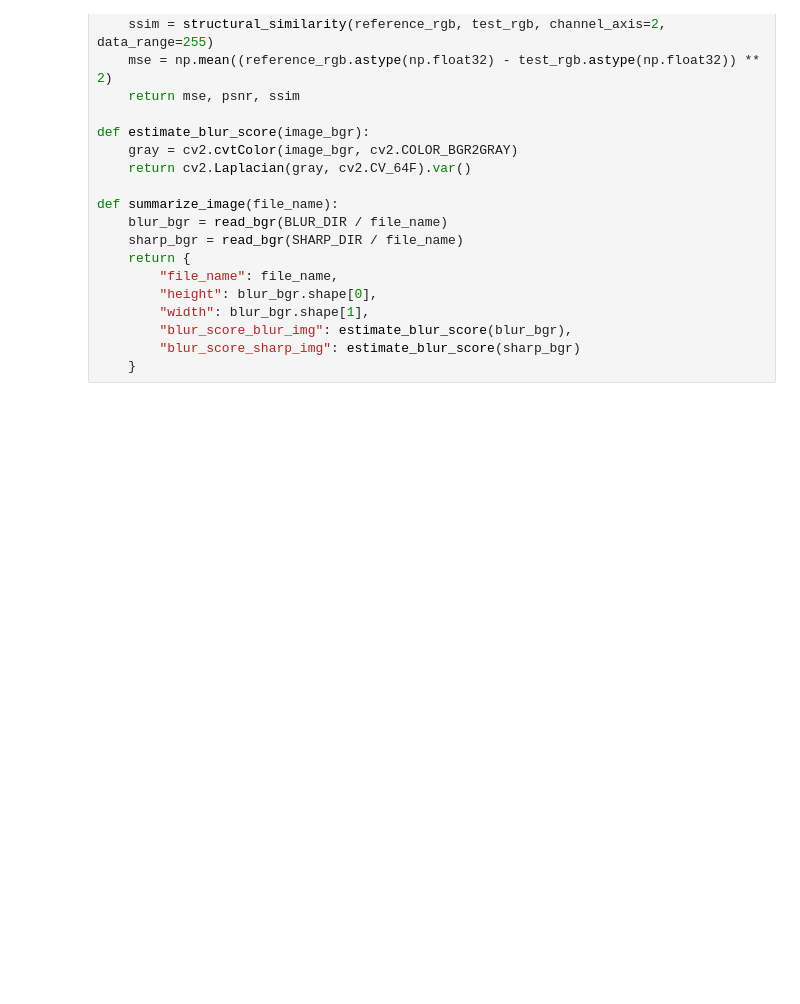
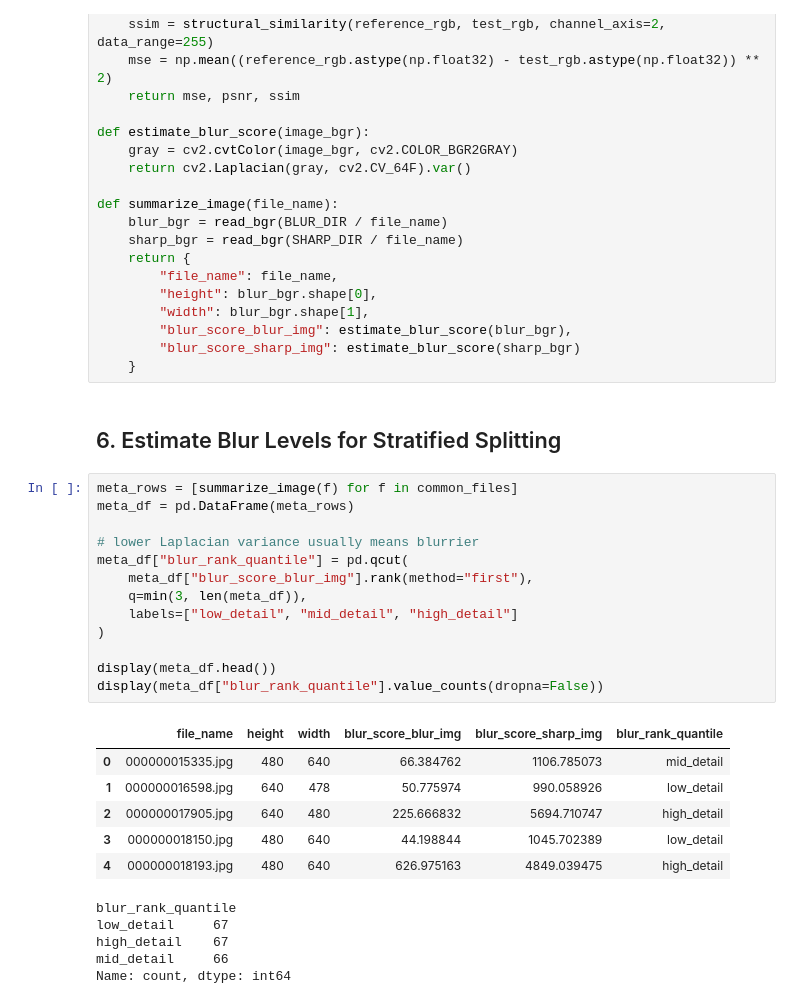
Before and after one commit to XinSkyrim/CV, a Jupyter notebook: CV_assgnment1.ipynb, the cells around one changed output. Saved outputs shown, nothing was run; the diff lists cells and outputs as text; blank space fills up the shorter version.

```diff
--- a/CV_assgnment1.ipynb
+++ b/CV_assgnment1.ipynb
@@ -194,3 +194,30 @@ def summarize_image(file_name):
         "blur_score_blur_img": estimate_blur_score(blur_bgr),
         "blur_score_sharp_img": estimate_blur_score(sharp_bgr)
     }
+# %% [markdown]
+## 6. Estimate Blur Levels for Stratified Splitting
+# %%
+meta_rows = [summarize_image(f) for f in common_files]
+meta_df = pd.DataFrame(meta_rows)
+
+# lower Laplacian variance usually means blurrier
+meta_df["blur_rank_quantile"] = pd.qcut(
+    meta_df["blur_score_blur_img"].rank(method="first"),
+    q=min(3, len(meta_df)),
+    labels=["low_detail", "mid_detail", "high_detail"]
+)
+
+display(meta_df.head())
+display(meta_df["blur_rank_quantile"].value_counts(dropna=False))
+# %% [output]
+|  | file_name | height | width | blur_score_blur_img | blur_score_sharp_img | blur_rank_quantile |
+| 0 | 000000015335.jpg | 480 | 640 | 66.384762 | 1106.785073 | mid_detail |
+| 1 | 000000016598.jpg | 640 | 478 | 50.775974 | 990.058926 | low_detail |
+| 2 | 000000017905.jpg | 640 | 480 | 225.666832 | 5694.710747 | high_detail |
+| 3 | 000000018150.jpg | 480 | 640 | 44.198844 | 1045.702389 | low_detail |
+| 4 | 000000018193.jpg | 480 | 640 | 626.975163 | 4849.039475 | high_detail |
+blur_rank_quantile
+low_detail     67
+high_detail    67
+mid_detail     66
+Name: count, dtype: int64
```
